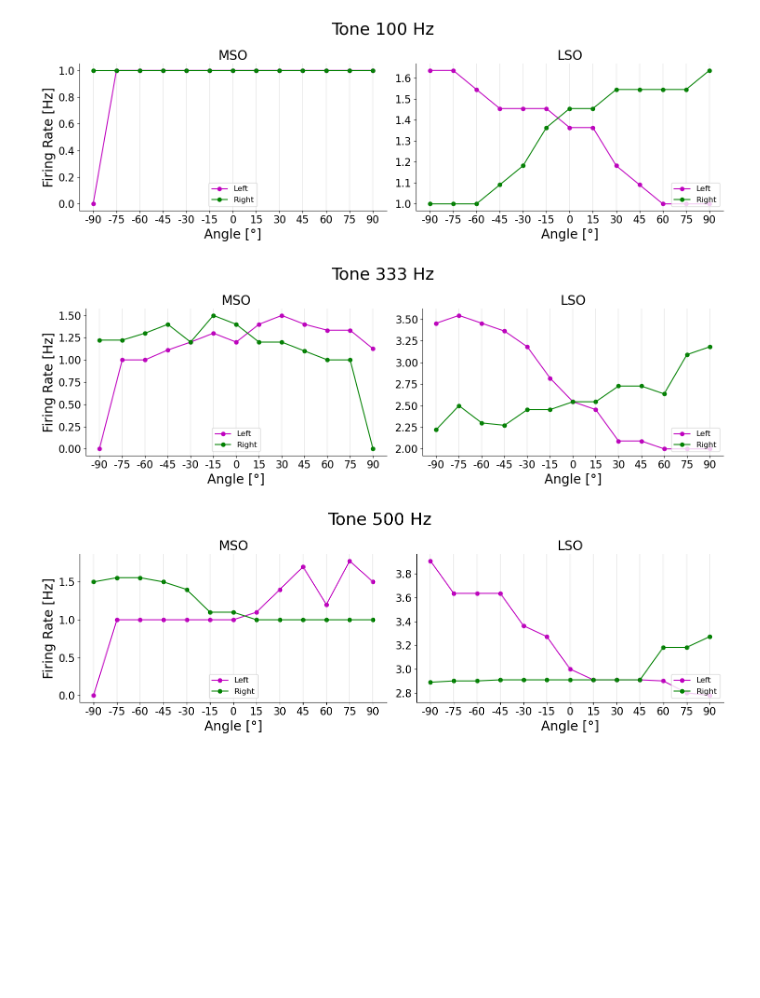
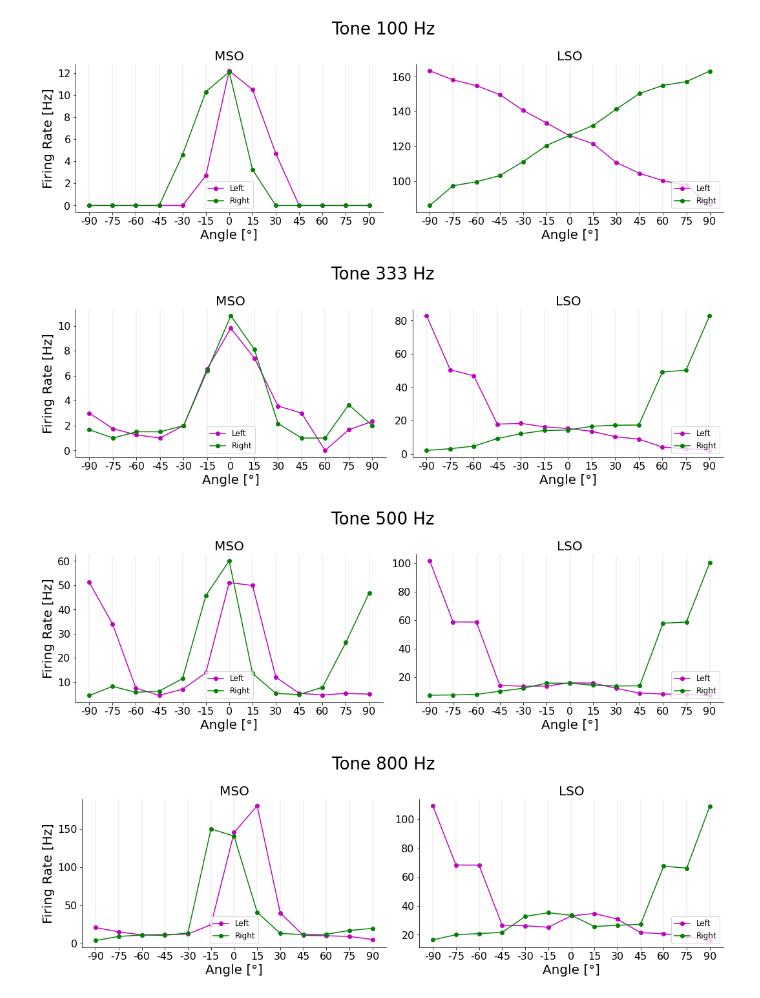
Before and after one commit to francescodesantis/solving_sound_loc, a Jupyter notebook: plot.ipynb, the cells around one changed output. Drawn from its saved outputs; the diff is of its cells as text; code cells hidden in the pictures; blank space fills up the shorter version.

```diff
--- a/plot.ipynb
+++ b/plot.ipynb
@@ -45,10 +43,10 @@ def compute_itd(angle, w_head):
 # %%
 # Results Myoga zoom (w_head = 4)
 angles = np.arange(-90,100,15)
-w_head = 4
-tones = [100,333,500]
-delta_contra = -0.4
-delta_ipsi = 0.2
+w_head = 22
+tones = [100,333,500,800]
+delta_contra = -0.6
+delta_ipsi = 0.1
 tau = 0.5
 angle_ax = 1
 norm = 0
@@ -57,10 +55,10 @@ for tone in tones:
 
     fig, ax = plt.subplots(1, 2, figsize=(15,5))
 
-    path_r = '/home/ubuntu/solving_sound_loc/results/r_mso_results_tone_{}_delta_t_ipsi_{}_delta_t_contra_{}_tau_exc_{}'.format(tone, delta_ipsi, delta_contra, tau)
-    path_l = '/home/ubuntu/solving_sound_loc/results/l_mso_results_tone_{}_delta_t_ipsi_{}_delta_t_contra_{}_tau_exc_{}'.format(tone, delta_ipsi, delta_contra, tau)
-    path_r_lso = '/home/ubuntu/solving_sound_loc/results/r_lso_results_tone_{}'.format(tone)
-    path_l_lso = '/home/ubuntu/solving_sound_loc/results/l_lso_results_tone_{}'.format(tone)
+    path_r = '/home/ubuntu/solving_sound_loc/results/w_head = {}/r_mso_results_tone_{}_delta_t_ipsi_{}_delta_t_contra_{}_tau_exc_{}'.format(w_head,tone, delta_ipsi, delta_contra, tau)
+    path_l = '/home/ubuntu/solving_sound_loc/results/w_head = {}/l_mso_results_tone_{}_delta_t_ipsi_{}_delta_t_contra_{}_tau_exc_{}'.format(w_head,tone, delta_ipsi, delta_contra, tau)
+    path_r_lso = '/home/ubuntu/solving_sound_loc/results/w_head = {}/r_lso_results_tone_{}'.format(w_head,tone)
+    path_l_lso = '/home/ubuntu/solving_sound_loc/results/w_head = {}/l_lso_results_tone_{}'.format(w_head,tone)
 
     ax[0].set_title("MSO")
     ax[1].set_title("LSO")
@@ -84,33 +82,34 @@ for tone in tones:
         y_l  = np.loadtxt(path_l)[1]/np.max(np.loadtxt(path_l)[1])
         y_r0 = np.loadtxt(path_r)[0]/np.max(np.loadtxt(path_r)[0])
         y_l0  = np.loadtxt(path_l)[0]/np.max(np.loadtxt(path_l)[0])
         ax[0].set_ylabel("Normalized Firing Rate [Hz]")
     else:
         y_r = np.loadtxt(path_r)[1]
         y_l = np.loadtxt(path_l)[1]
         y_r0 = np.loadtxt(path_r)[0]
         y_l0 = np.loadtxt(path_l)[0]
         ax[0].set_ylabel("Firing Rate [Hz]")
 
     ax[0].plot(x,y_l,'mo-', label = "Left")
     ax[0].plot(x,y_r,'go-', label = "Right")
     ax[1].plot(x, np.loadtxt(path_l_lso), 'mo-', label = "Left")
     ax[1].plot(x, np.loadtxt(path_r_lso), 'go-', label = "Right")
 
     for i in range(len(angles)):
         ax[0].axvline(x[i], linewidth = 0.2, color = 'grey')
         ax[1].axvline(x[i], linewidth = 0.2, color = 'grey')
 
     ax[0].legend(loc = 'lower center')
     ax[0].spines['top'].set_visible(False)
     ax[0].spines['right'].set_visible(False)
     ax[1].legend(loc = 'lower right')
     ax[1].spines['top'].set_visible(False)
     ax[1].spines['right'].set_visible(False)
 
     fig.suptitle("Tone {} Hz".format(tone))
     fig.tight_layout()
 # %% [output]
-[figure, old version]
+[figure, new version]
-[figure, old version]
+[figure, new version]
-[figure, old version]
+[figure, new version]
+[figure, added]
```
Also changed, not shown: parts of 1 cell of this notebook, 2 other files.
